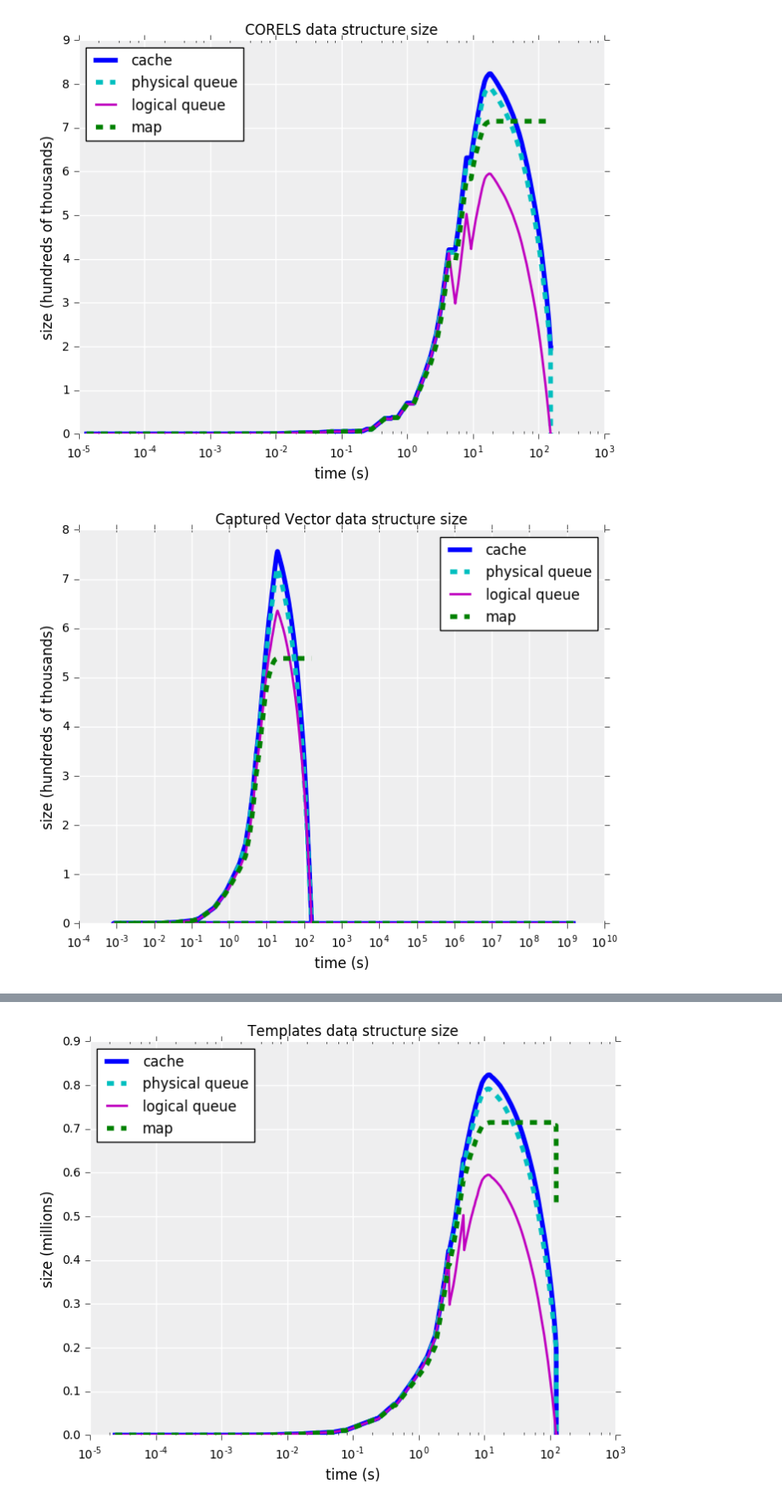
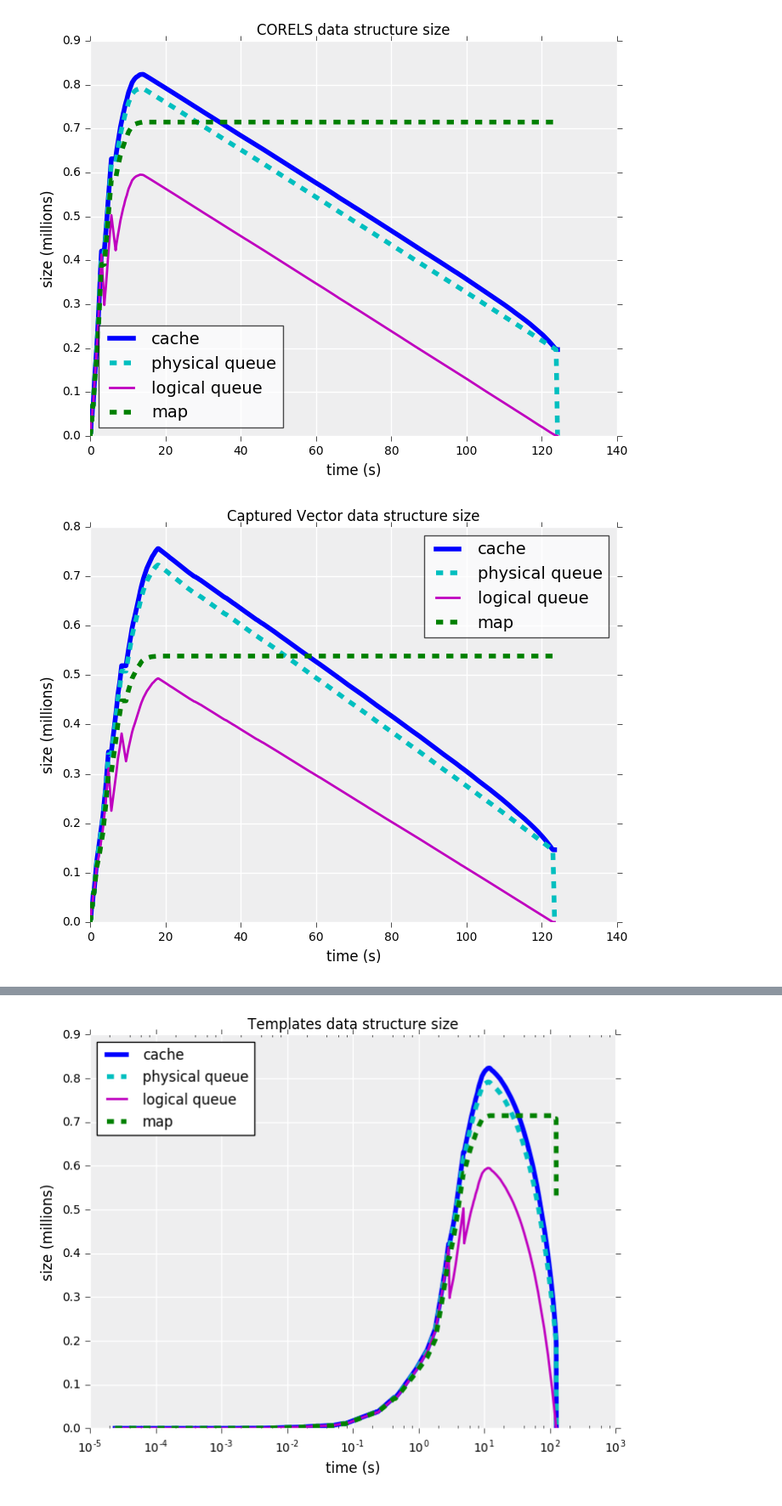
Before and after one commit to alexzheng587/corels, a Jupyter notebook: notebooks/Logs.ipynb, the cells around one changed output, grey strips where cells are left out. Shown at 85% size. Cells and saved outputs as stored; diff of their text form; code cells hidden in the pictures.

```diff
--- a/notebooks/Logs.ipynb
+++ b/notebooks/Logs.ipynb
@@ -33,7 +33,7 @@ fs = 12 #fontsize
 def parse_prefix_sums(p):
     return np.sum([int(q.split(':')[1]) for q in p.split(';') if q])
 # %%
-cap = '../logs/thesis/pmap/for-compas_1_train.out-curious_lb-with_captured_symmetry_map-minor-removed=none-max_num_nodes=100000000-c=0.0050000-v=1-f=1000.txt'
+cap = '../logs/for-compas_1_train.out-curious_lb-with_captured_symmetry_map-minor-removed=none-max_num_nodes=100000000-c=0.0050000-v=1-f=1000.txt'
 cap_df = pd.read_csv(cap)
 cap_df.fillna('', inplace=True)
 cap_df.head()
@@ -48,5 +48,6 @@ cap_df.head()
 # %%
-corels = '../logs/thesis/for-compas_1_train.out-curious_lb-with_prefix_perm_map-minor-removed=none-max_num_nodes=100000000-c=0.0050000-v=1-f=1000.txt'
+corels = '../logs/thesis/fresh-run/for-compas_1_train.out-curious_lb-with_prefix_perm_map-minor-removed=none-max_num_nodes=100000000-c=0.0050000-v=1-f=1000.txt'
+#corels = '../logs/thesis/weapon/for-frisk_1_train.out-curious_lb-with_prefix_perm_map-minor-removed=none-max_num_nodes=100000000-c=0.0050000-v=1-f=1000.txt'
 corels_df = pd.read_csv(corels)
 corels_df.fillna('', inplace=True)
 corels_df.head()
@@ -202,25 +178,26 @@ Index([u'total_time', u'evaluate_children_time', u'node_select_time',
 # %%
 # Cache size vs Phys queue size vs Logical queue size
 def cache_phys_log_pmap(df, title):
     fig, ax = simple_ax()
     prefix_sums = np.array([parse_prefix_sums(p) for p in df['prefix_lengths']])
-    ax.semilogx(df['total_time'], df['tree_num_nodes'] / 10.**5, 'b-', linewidth=lw*2)
-    ax.semilogx(df['total_time'], df['queue_size'] / 10.**5, 'c--', linewidth=lw*2)
-    ax.semilogx(df['total_time'], prefix_sums / 10.**5, 'm-', linewidth=lw)
-    ax.semilogx(df['total_time'], df['pmap_size'] / 10.**5, 'g--', linewidth=lw*2)
+    ax.plot(df['total_time'], df['tree_num_nodes'] / 10.**6, 'b-', linewidth=lw*2)
+    ax.plot(df['total_time'], df['queue_size'] / 10.**6, 'c--', linewidth=lw*2)
+    ax.plot(df['total_time'], prefix_sums / 10.**6, 'm-', linewidth=lw)
+    ax.plot(df['total_time'], df['pmap_size'] / 10.**6, 'g--', linewidth=lw*2)
     #ax.semilogx(df['total_time'], df['tree_insertion_num'] / 10.**6, 'y-', linewidth=lw*2)
     ax.set_xlabel('time (s)', fontsize=fs)
-    ax.set_ylabel('size (hundreds of thousands)', fontsize=fs)
+    ax.set_ylabel('size (millions)', fontsize=fs)
     ax.set_title(title + ' data structure size', fontsize=fs)
     #ax.set_xticks(fontsize=fs-1)
     #ax.set_yticks(fontsize=fs-1)
-    plt.legend(['cache', 'physical queue', 'logical queue', 'map', 'items examined'], fontsize=fs, loc='best')
+    plt.legend(['cache', 'physical queue', 'logical queue', 'map', 'items examined'], fontsize=fs + 2,
+               framealpha=0.7, loc='best')
     plt.show()
 cache_phys_log_pmap(corels_df, 'CORELS')
 cache_phys_log_pmap(cap_df, 'Captured Vector')
 # %% [output]
-[figure, old version]
+[figure, new version]
-[figure, old version]
+[figure, new version]
 # %%
 #Mem vs Time
 def mem_plot(df):
```
Also changed, not shown: parts of 36 cells of this notebook.
